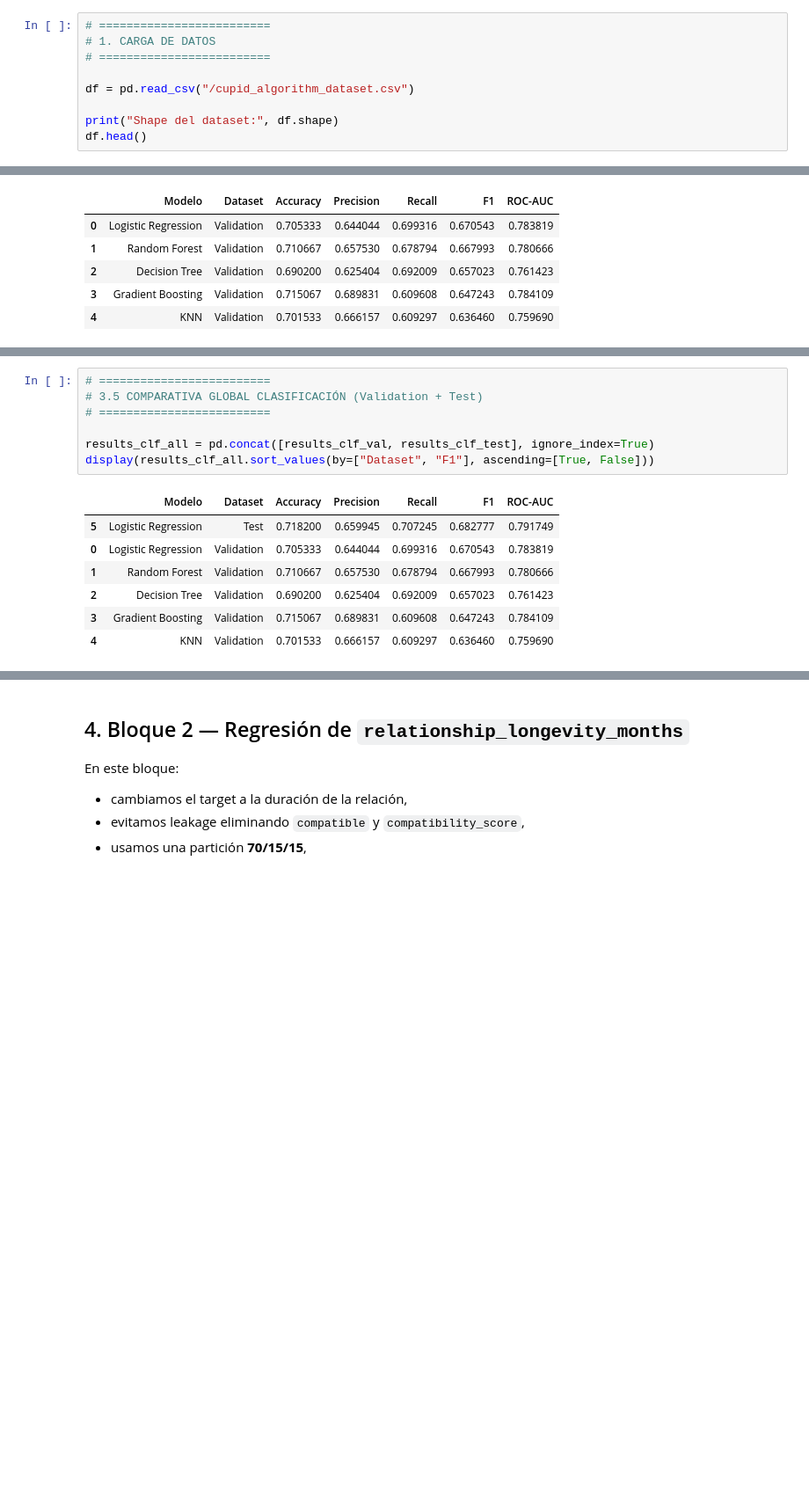
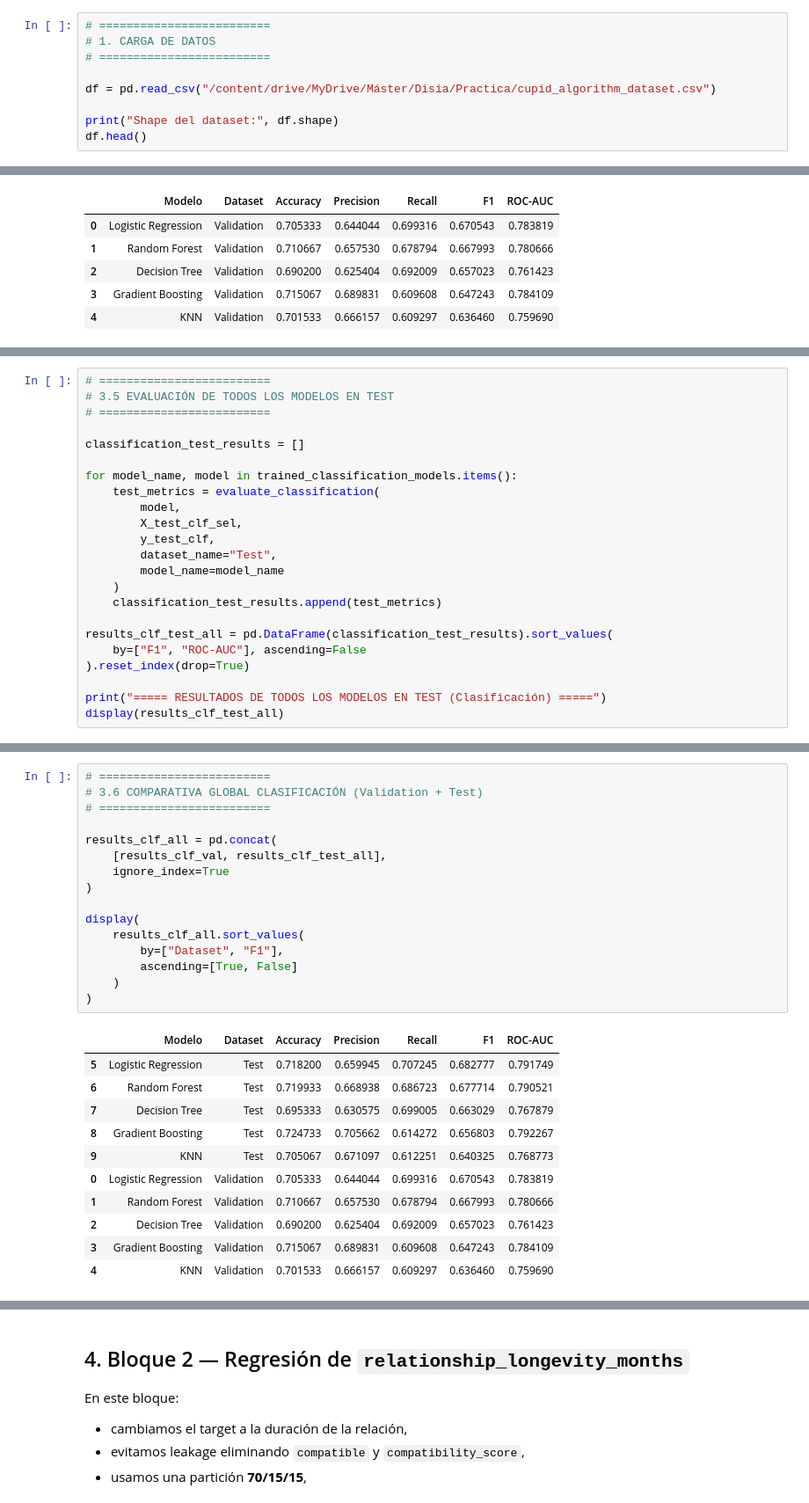
Before and after one commit to OscarDominguezOcana/DISIA-G5, a Jupyter notebook: [DISIA] - G5 - Hito 3.ipynb, the cells around one changed output, grey strips where cells are left out. Shown at 88% size. Cells and saved outputs as stored; diff of their text form; blank space fills up the shorter version.

Commit message:
Justificacion de seleccion de modelos, de hiperparametros, matrices de confusion, probar modelos en test, mejorar conclusion

```diff
--- a/[DISIA] - G5 - Hito 3.ipynb
+++ b/[DISIA] - G5 - Hito 3.ipynb
@@ -68,7 +73,7 @@ RANDOM_STATE = 42
 # 1. CARGA DE DATOS
 # =========================
 
-df = pd.read_csv("/cupid_algorithm_dataset.csv")
+df = pd.read_csv("/content/drive/MyDrive/Máster/Disia/Practica/cupid_algorithm_dataset.csv")
 
 print("Shape del dataset:", df.shape)
 df.head()
@@ -485,0 +584,23 @@ Confusion matrix:
+# %%
+# =========================
+# 3.5 EVALUACIÓN DE TODOS LOS MODELOS EN TEST
+# =========================
+
+classification_test_results = []
+
+for model_name, model in trained_classification_models.items():
+    test_metrics = evaluate_classification(
+        model,
+        X_test_clf_sel,
+        y_test_clf,
+        dataset_name="Test",
+        model_name=model_name
+    )
+    classification_test_results.append(test_metrics)
+
+results_clf_test_all = pd.DataFrame(classification_test_results).sort_values(
+    by=["F1", "ROC-AUC"], ascending=False
+).reset_index(drop=True)
+
+print("===== RESULTADOS DE TODOS LOS MODELOS EN TEST (Clasificación) =====")
+display(results_clf_test_all)
@@ -486,13 +615,26 @@ Confusion matrix:
 # %%
 # =========================
-# 3.5 COMPARATIVA GLOBAL CLASIFICACIÓN (Validation + Test)
+# 3.6 COMPARATIVA GLOBAL CLASIFICACIÓN (Validation + Test)
 # =========================
 
-results_clf_all = pd.concat([results_clf_val, results_clf_test], ignore_index=True)
-display(results_clf_all.sort_values(by=["Dataset", "F1"], ascending=[True, False]))
+results_clf_all = pd.concat(
+    [results_clf_val, results_clf_test_all],
+    ignore_index=True
+)
+
+display(
+    results_clf_all.sort_values(
+        by=["Dataset", "F1"],
+        ascending=[True, False]
+    )
+)
 # %% [output]
 |  | Modelo | Dataset | Accuracy | Precision | Recall | F1 | ROC-AUC |
 | 5 | Logistic Regression | Test | 0.718200 | 0.659945 | 0.707245 | 0.682777 | 0.791749 |
+| 6 | Random Forest | Test | 0.719933 | 0.668938 | 0.686723 | 0.677714 | 0.790521 |
+| 7 | Decision Tree | Test | 0.695333 | 0.630575 | 0.699005 | 0.663029 | 0.767879 |
+| 8 | Gradient Boosting | Test | 0.724733 | 0.705662 | 0.614272 | 0.656803 | 0.792267 |
+| 9 | KNN | Test | 0.705067 | 0.671097 | 0.612251 | 0.640325 | 0.768773 |
 | 0 | Logistic Regression | Validation | 0.705333 | 0.644044 | 0.699316 | 0.670543 | 0.783819 |
 | 1 | Random Forest | Validation | 0.710667 | 0.657530 | 0.678794 | 0.667993 | 0.780666 |
 | 2 | Decision Tree | Validation | 0.690200 | 0.625404 | 0.692009 | 0.657023 | 0.761423 |
```
Also changed, not shown: parts of 19 cells of this notebook.
